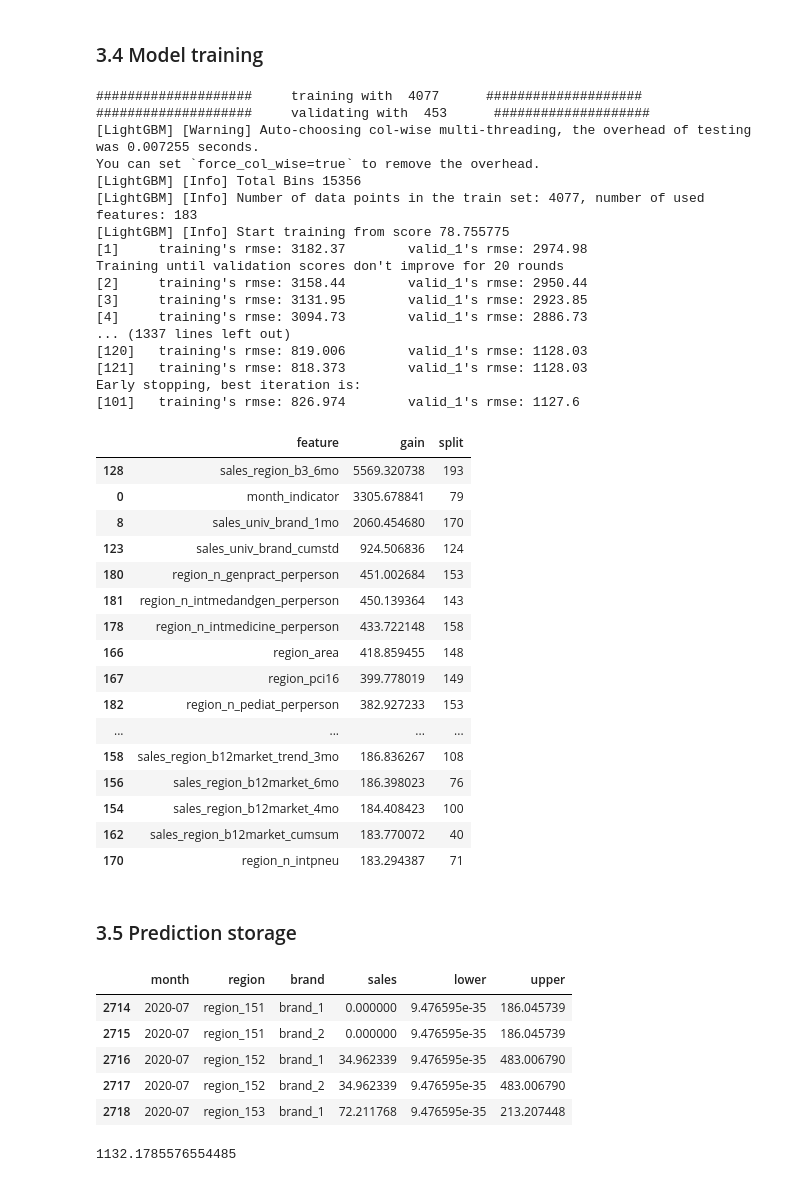
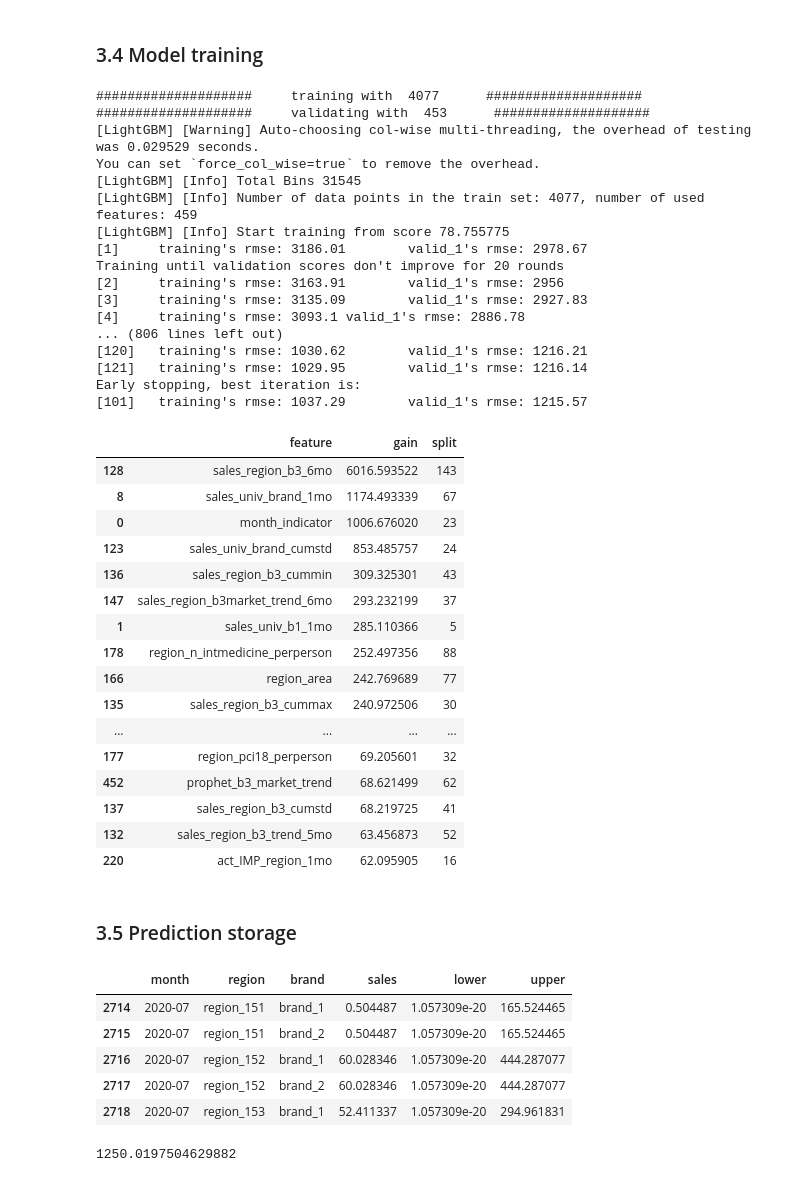
Before and after one commit to Bulbasaurzc/novartis-datathon-2021, a Jupyter notebook: notebooks/3_modelling.ipynb, the cells around one changed output. Drawn from its saved outputs; the diff is of its cells as text; code cells hidden in the pictures.

```diff
--- a/notebooks/3_modelling.ipynb
+++ b/notebooks/3_modelling.ipynb
@@ -50,74 +57,74 @@ best_params
 best_params = {'metric': 'rmse',
                'bagging_fraction': 1,
                'feature_fraction': 0.9,
-               'lambda_l1': 0,
+               'lambda_l1': 5,
                'lambda_l2': 0,
-               'max_depth': 13,
-               'min_child_weight': 7.720200312255985,
+               'max_depth': 9,
+               'min_child_weight': 8.630785226702193,
                'min_split_gain': 0.1,
-               'num_leaves': 45}
+               'num_leaves': 26}
 
 ##### Train a quantile regression lgb at different alpha levels
 quantile_alphas = [0.2, 0.5, 0.8]
 lgb_quantiles = {}
 
 for alpha in quantile_alphas:
     current_model = train_model(x_train, target_name = 'sales',
                                 model_type = 'lgb-quantile',
                                 quantile_alpha = alpha,
                                 params = best_params,
                                 metric = 'rmse',
                                 split = 'in_sample',
                                 save_path = os.path.join(models_path,
                                                          'model2_quantile_'+ str(alpha)+'.pkl'))
     lgb_quantiles[alpha] = current_model
 
 ##### Visualize feature contributions
 feature_contributions = pd.DataFrame({'feature': x_train.drop(columns = ['sales', 'train']).columns,
                                       'gain': lgb_quantiles[0.5].feature_importance(importance_type = 'gain'),
                                       'split': lgb_quantiles[0.5].feature_importance(importance_type = 'split')
                                      }).sort_values('gain', ascending = False)
 
 feature_contributions[feature_contributions.gain>0][:40]
 
-# 0.2 - 1775.72 1706.28
-# 0.5 -  1018.65 1163.06
-# 0.8 -  826.974  1127.6
+# 0.2 - 1876.25  1789.02
+# 0.5 - 1317.57  1372.7
+# 0.8 -  923.42  1110.04
 # %% [output]
 ####################     training with  4077      ####################
 ####################     validating with  453      ####################
-[LightGBM] [Warning] Auto-choosing col-wise multi-threading, the overhead of testing was 0.007255 seconds.
+[LightGBM] [Warning] Auto-choosing col-wise multi-threading, the overhead of testing was 0.029529 seconds.
 You can set `force_col_wise=true` to remove the overhead.
-[LightGBM] [Info] Total Bins 15356
-[LightGBM] [Info] Number of data points in the train set: 4077, number of used features: 183
+[LightGBM] [Info] Total Bins 31545
+[LightGBM] [Info] Number of data points in the train set: 4077, number of used features: 459
 [LightGBM] [Info] Start training from score 78.755775
-[1]     training's rmse: 3182.37        valid_1's rmse: 2974.98
+[1]     training's rmse: 3186.01        valid_1's rmse: 2978.67
 Training until validation scores don't improve for 20 rounds
-[2]     training's rmse: 3158.44        valid_1's rmse: 2950.44
-[3]     training's rmse: 3131.95        valid_1's rmse: 2923.85
-[4]     training's rmse: 3094.73        valid_1's rmse: 2886.73
-... (1337 lines left out)
-[120]   training's rmse: 819.006        valid_1's rmse: 1128.03
-[121]   training's rmse: 818.373        valid_1's rmse: 1128.03
+[2]     training's rmse: 3163.91        valid_1's rmse: 2956
+[3]     training's rmse: 3135.09        valid_1's rmse: 2927.83
+[4]     training's rmse: 3093.1 valid_1's rmse: 2886.78
+... (806 lines left out)
+[120]   training's rmse: 1030.62        valid_1's rmse: 1216.21
+[121]   training's rmse: 1029.95        valid_1's rmse: 1216.14
 Early stopping, best iteration is:
-[101]   training's rmse: 826.974        valid_1's rmse: 1127.6
+[101]   training's rmse: 1037.29        valid_1's rmse: 1215.57
 |  | feature | gain | split |
-| 128 | sales_region_b3_6mo | 5569.320738 | 193 |
-| 0 | month_indicator | 3305.678841 | 79 |
-| 8 | sales_univ_brand_1mo | 2060.454680 | 170 |
-| 123 | sales_univ_brand_cumstd | 924.506836 | 124 |
-| 180 | region_n_genpract_perperson | 451.002684 | 153 |
-| 181 | region_n_intmedandgen_perperson | 450.139364 | 143 |
-| 178 | region_n_intmedicine_perperson | 433.722148 | 158 |
-| 166 | region_area | 418.859455 | 148 |
-| 167 | region_pci16 | 399.778019 | 149 |
-| 182 | region_n_pediat_perperson | 382.927233 | 153 |
+| 128 | sales_region_b3_6mo | 6016.593522 | 143 |
+| 8 | sales_univ_brand_1mo | 1174.493339 | 67 |
+| 0 | month_indicator | 1006.676020 | 23 |
+| 123 | sales_univ_brand_cumstd | 853.485757 | 24 |
+| 136 | sales_region_b3_cummin | 309.325301 | 43 |
+| 147 | sales_region_b3market_trend_6mo | 293.232199 | 37 |
+| 1 | sales_univ_b1_1mo | 285.110366 | 5 |
+| 178 | region_n_intmedicine_perperson | 252.497356 | 88 |
+| 166 | region_area | 242.769689 | 77 |
+| 135 | sales_region_b3_cummax | 240.972506 | 30 |
 | ... | ... | ... | ... |
-| 158 | sales_region_b12market_trend_3mo | 186.836267 | 108 |
-| 156 | sales_region_b12market_6mo | 186.398023 | 76 |
-| 154 | sales_region_b12market_4mo | 184.408423 | 100 |
-| 162 | sales_region_b12market_cumsum | 183.770072 | 40 |
-| 170 | region_n_intpneu | 183.294387 | 71 |
+| 177 | region_pci18_perperson | 69.205601 | 32 |
+| 452 | prophet_b3_market_trend | 68.621499 | 62 |
+| 137 | sales_region_b3_cumstd | 68.219725 | 41 |
+| 132 | sales_region_b3_trend_5mo | 63.456873 | 52 |
+| 220 | act_IMP_region_1mo | 62.095905 | 16 |
 # %% [markdown]
 ### 3.5 Prediction storage
 # %%
@@ -133,9 +140,9 @@ submission.loc[submission.upper < 0, 'upper'] = 0
 submission.head()
 # %% [output]
 |  | month | region | brand | sales | lower | upper |
-| 2714 | 2020-07 | region_151 | brand_1 | 0.000000 | 9.476595e-35 | 186.045739 |
-| 2715 | 2020-07 | region_151 | brand_2 | 0.000000 | 9.476595e-35 | 186.045739 |
-| 2716 | 2020-07 | region_152 | brand_1 | 34.962339 | 9.476595e-35 | 483.006790 |
-| 2717 | 2020-07 | region_152 | brand_2 | 34.962339 | 9.476595e-35 | 483.006790 |
-| 2718 | 2020-07 | region_153 | brand_1 | 72.211768 | 9.476595e-35 | 213.207448 |
+| 2714 | 2020-07 | region_151 | brand_1 | 0.504487 | 1.057309e-20 | 165.524465 |
+| 2715 | 2020-07 | region_151 | brand_2 | 0.504487 | 1.057309e-20 | 165.524465 |
+| 2716 | 2020-07 | region_152 | brand_1 | 60.028346 | 1.057309e-20 | 444.287077 |
+| 2717 | 2020-07 | region_152 | brand_2 | 60.028346 | 1.057309e-20 | 444.287077 |
+| 2718 | 2020-07 | region_153 | brand_1 | 52.411337 | 1.057309e-20 | 294.961831 |
 # %%
@@ -147,5 +154,6 @@ submission.to_csv(os.path.join(results_path, 'submission5_team46.csv'), index =
 # Submission 3 difference - 1613.6602449420075
 # Submission 4 difference - 1145.0976140382802
 # Submission 5 difference - 1132.1785576554485
+1250.0197504629882
 # %% [output]
-1132.1785576554485
+1250.0197504629882
```
Also changed, not shown: parts of 3 cells of this notebook, 9 other files.
